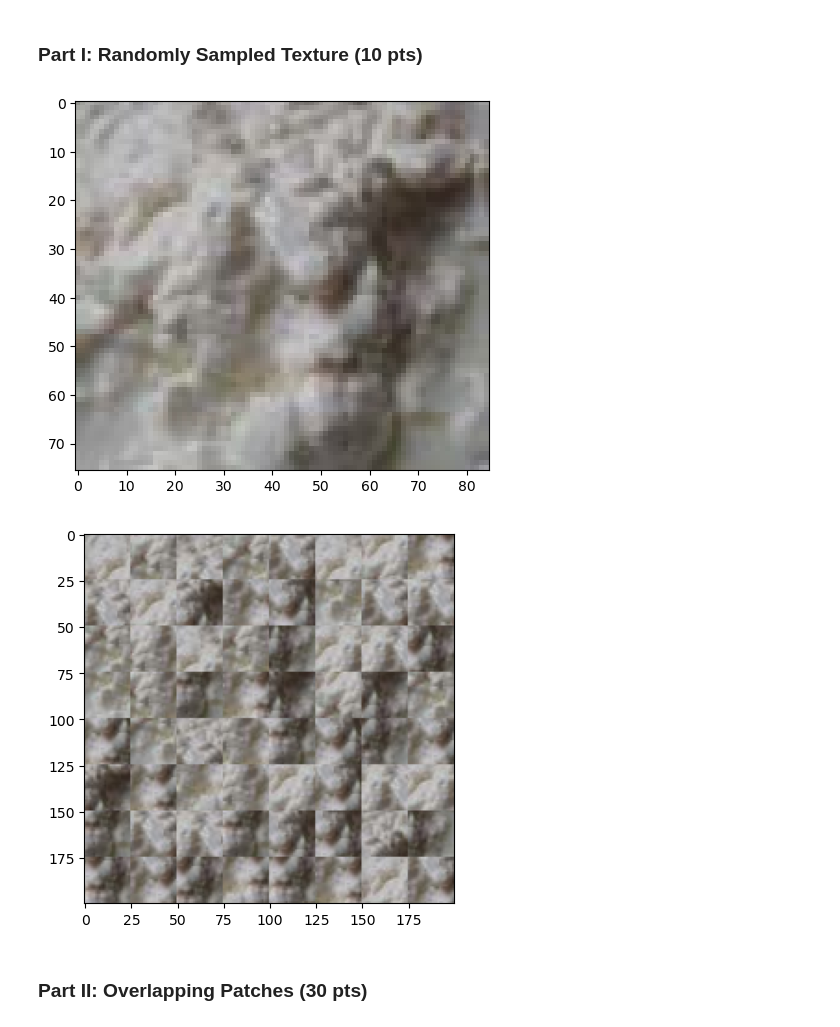
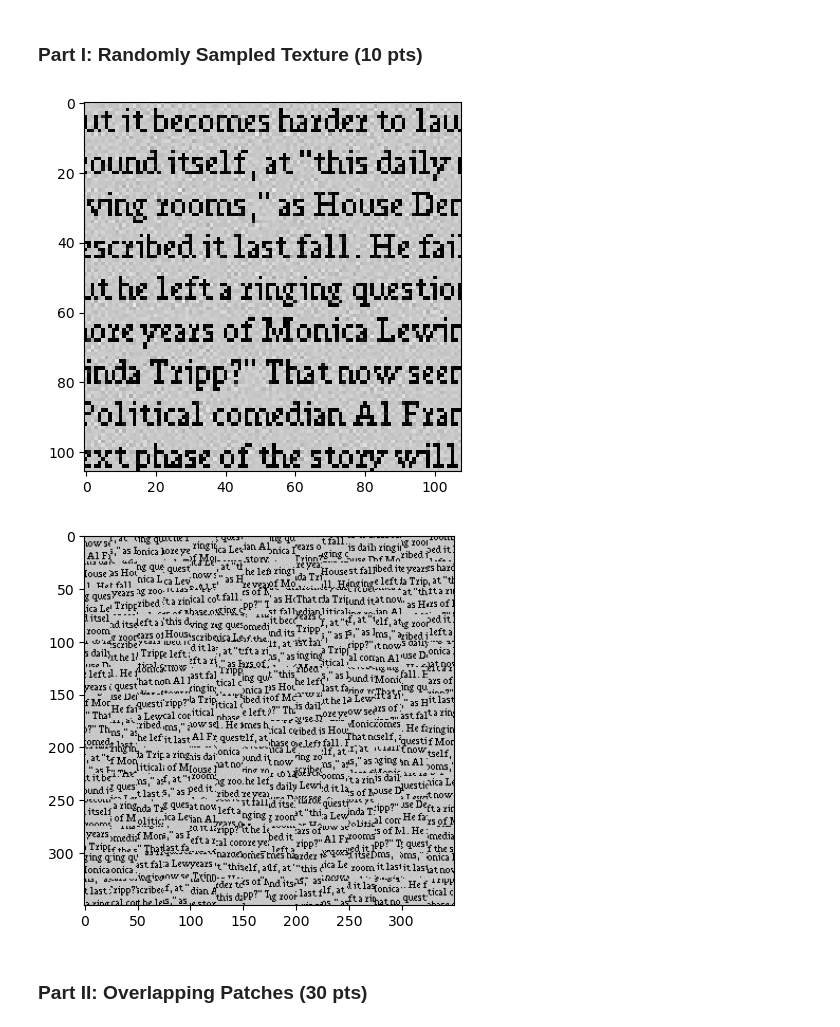
Before and after one commit to leahlud/image-quilting, a Jupyter notebook: image_quilting.ipynb, the cells around one changed output. Cells and saved outputs as stored; diff of their text form; code cells hidden in the pictures.

Commit message:
Added image

```diff
--- a/image_quilting.ipynb
+++ b/image_quilting.ipynb
@@ -58,19 +58,20 @@ def quilt_random(sample, out_size, patch_size):
 
     return texture
 # %%
-sample_img_fn = 'samples/white_small.jpg' # feel free to change
+sample_img_fn = 'samples/text_small.jpg' # feel free to change
 sample_img = cv2.cvtColor(cv2.imread(sample_img_fn), cv2.COLOR_BGR2RGB)
+# sample_img = cv2.resize(sample_img, (250, 250))
 plt.imshow(sample_img)
 plt.show()
 
-out_size = 200  # change these parameters as needed
+out_size = 350  # change these parameters as needed
 patch_size = 25
 res = quilt_random(sample_img, out_size, patch_size)
 if res is not None:
     plt.imshow(res)
 # %% [output]
-[figure, old version]
+[figure, new version]
-[figure, old version]
+[figure, new version]
 # %% [markdown]
 ### Part II: Overlapping Patches (30 pts)
 # %%
```
Also changed, not shown: parts of 2 cells of this notebook.
